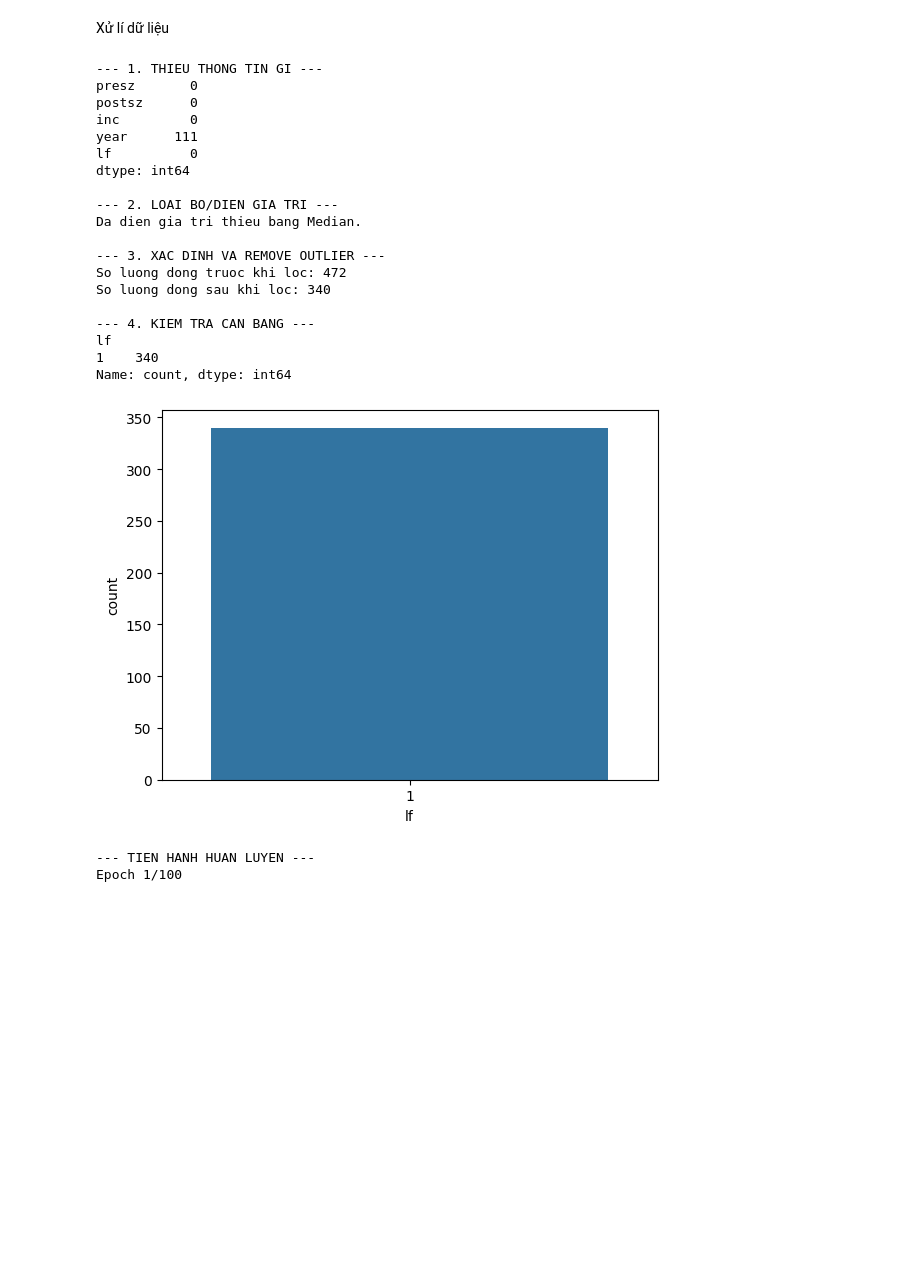
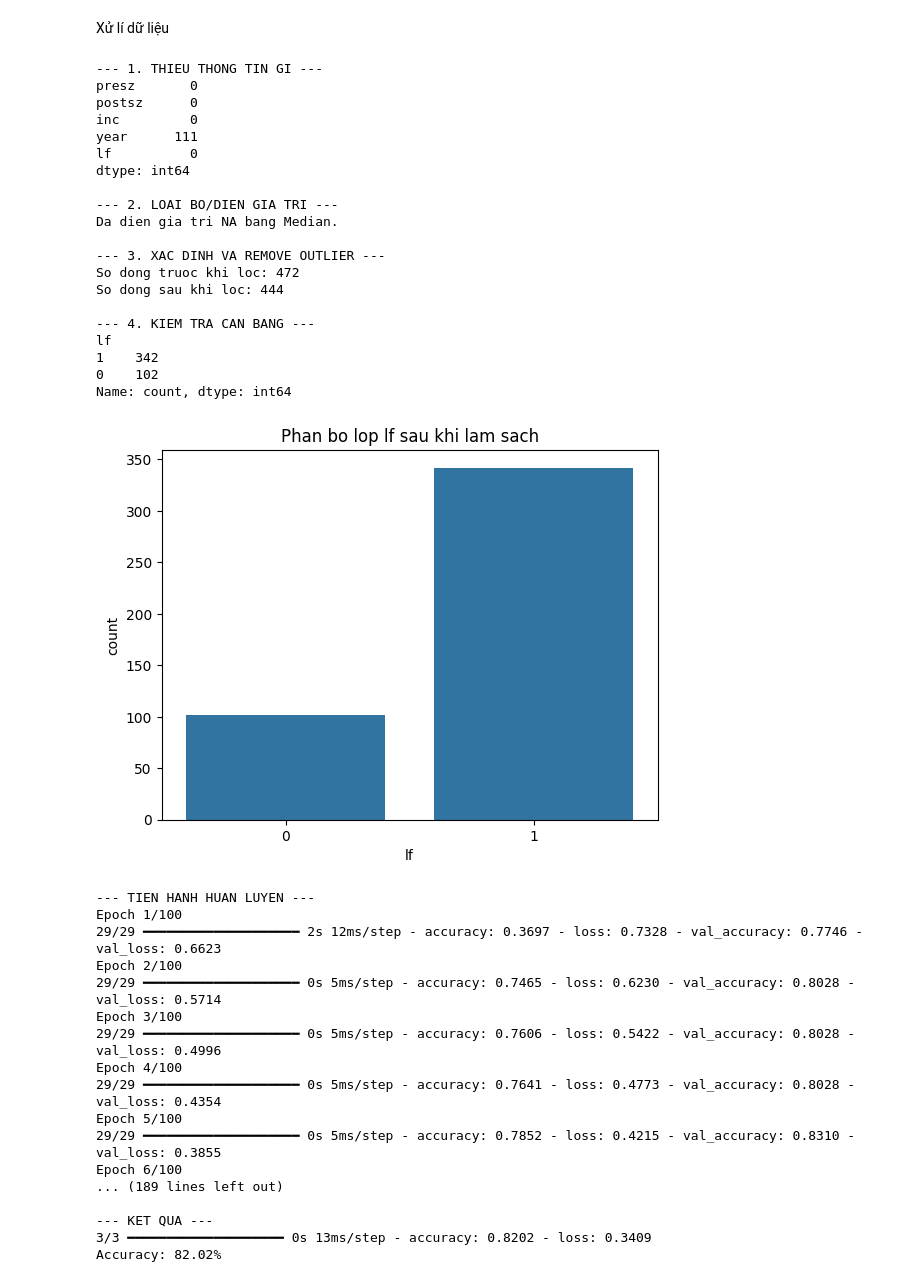
Before and after one commit to dytampn/TH_DeepLearning, a Jupyter notebook: TH_DeepLearning_Tuan1.ipynb, the cells around one changed output. Saved outputs shown, nothing was run; the diff lists cells and outputs as text; code cells hidden in the pictures; blank space fills up the shorter version.

```diff
--- a/TH_DeepLearning_Tuan1.ipynb
+++ b/TH_DeepLearning_Tuan1.ipynb
@@ -243,80 +243,105 @@ from sklearn.preprocessing import StandardScaler
 import matplotlib.pyplot as plt
 import seaborn as sns
 
-df = pd.read_csv('crabs.txt', sep='\s+')
+# Doc du lieu tu text
+from io import StringIO
+df = pd.read_csv('crabs.txt', sep=r'\s+')
 
 print("--- 1. THIEU THONG TIN GI ---")
 print(df.isnull().sum())
 
+# Dien gia tri thieu (Median) - chi dung cho cac cot so
+df['year'] = pd.to_numeric(df['year'], errors='coerce')
 df = df.fillna(df.median())
 print("\n--- 2. LOAI BO/DIEN GIA TRI ---")
-print("Da dien gia tri thieu bang Median.")
+print("Da dien gia tri NA bang Median.")
 
-Q1 = df.quantile(0.25)
-Q3 = df.quantile(0.75)
-IQR = Q3 - Q1
-df_clean = df[~((df < (Q1 - 1.5 * IQR)) | (df > (Q3 + 1.5 * IQR))).any(axis=1)]
+# 3. LOC OUTLIER NHUNG GIU LAI CAN BANG
+# Loc outlier tren tung lop de tranh xoa mat lop it (lop 1)
+def remove_outliers(df_in):
+    q1 = df_in.quantile(0.25)
+    q3 = df_in.quantile(0.75)
+    iqr = q3 - q1
+    return df_in[~((df_in < (q1 - 1.5 * iqr)) | (df_in > (q3 + 1.5 * iqr))).any(axis=1)]
+
+df_clean = df.groupby('lf', group_keys=False).apply(remove_outliers)
 
 print("\n--- 3. XAC DINH VA REMOVE OUTLIER ---")
-print(f"So luong dong truoc khi loc: {len(df)}")
-print(f"So luong dong sau khi loc: {len(df_clean)}")
+print(f"So dong truoc khi loc: {len(df)}")
+print(f"So dong sau khi loc: {len(df_clean)}")
 
 print("\n--- 4. KIEM TRA CAN BANG ---")
-print(df_clean['lf'].value_counts())
+count_lb = df_clean['lf'].value_counts()
+print(count_lb)
 sns.countplot(x='lf', data=df_clean)
+plt.title("Phan bo lop lf sau khi lam sach")
 plt.show()
 
+# Chuan bi du lieu huan luyen
 X = df_clean.drop(columns=['lf']).values
 y = df_clean['lf'].values
 
+# Stratify=y giup chia deu lop 0 va 1 vao tap Train/Test
 X_train, X_test, y_train, y_test = train_test_split(
-    X, y, test_size=0.2, random_state=42, stratify=y if len(np.unique(y)) > 1 else None
+    X, y, test_size=0.2, random_state=42, stratify=y
 )
 
 scaler = StandardScaler()
 X_train = scaler.fit_transform(X_train)
 X_test = scaler.transform(X_test)
 
+# Mo hinh Deep Learning
 model = tf.keras.Sequential([
-    tf.keras.layers.Dense(16, activation='relu', input_shape=(X_train.shape[1],)),
-    tf.keras.layers.Dense(8, activation='relu'),
+    tf.keras.Input(shape=(X_train.shape[1],)),
+    tf.keras.layers.Dense(32, activation='relu'),
+    tf.keras.layers.Dense(16, activation='relu'),
     tf.keras.layers.Dense(1, activation='sigmoid')
 ])
 
 model.compile(optimizer='adam', loss='binary_crossentropy', metrics=['accuracy'])
 
 print("\n--- TIEN HANH HUAN LUYEN ---")
-history = model.fit(X_train, y_train, epochs=100, batch_size=8, validation_split=0.2, verbose=1)
+history = model.fit(X_train, y_train, epochs=100, batch_size=10, validation_split=0.2, verbose=1)
 
-print("\n--- KET QUA CUOI CUNG ---")
+print("\n--- KET QUA ---")
 loss, accuracy = model.evaluate(X_test, y_test)
-print(f"Accuracy tren tap test: {accuracy*100:.2f}%")
-
-plt.plot(history.history['accuracy'], label='Train')
-plt.plot(history.history['val_accuracy'], label='Val')
-plt.title("Model Accuracy")
-plt.legend()
-plt.show()
+print(f"Accuracy: {accuracy*100:.2f}%")
 # %% [output]
 --- 1. THIEU THONG TIN GI ---
 presz       0
 postsz      0
 inc         0
 year      111
 lf          0
 dtype: int64
 
 --- 2. LOAI BO/DIEN GIA TRI ---
-Da dien gia tri thieu bang Median.
+Da dien gia tri NA bang Median.
 
 --- 3. XAC DINH VA REMOVE OUTLIER ---
-So luong dong truoc khi loc: 472
-So luong dong sau khi loc: 340
+So dong truoc khi loc: 472
+So dong sau khi loc: 444
 
 --- 4. KIEM TRA CAN BANG ---
 lf
-1    340
+1    342
+0    102
 Name: count, dtype: int64
-[figure, old version]
+[figure, new version]
 --- TIEN HANH HUAN LUYEN ---
 Epoch 1/100
+29/29 ━━━━━━━━━━━━━━━━━━━━ 2s 12ms/step - accuracy: 0.3697 - loss: 0.7328 - val_accuracy: 0.7746 - val_loss: 0.6623
+Epoch 2/100
+29/29 ━━━━━━━━━━━━━━━━━━━━ 0s 5ms/step - accuracy: 0.7465 - loss: 0.6230 - val_accuracy: 0.8028 - val_loss: 0.5714
+Epoch 3/100
+29/29 ━━━━━━━━━━━━━━━━━━━━ 0s 5ms/step - accuracy: 0.7606 - loss: 0.5422 - val_accuracy: 0.8028 - val_loss: 0.4996
+Epoch 4/100
+29/29 ━━━━━━━━━━━━━━━━━━━━ 0s 5ms/step - accuracy: 0.7641 - loss: 0.4773 - val_accuracy: 0.8028 - val_loss: 0.4354
+Epoch 5/100
+29/29 ━━━━━━━━━━━━━━━━━━━━ 0s 5ms/step - accuracy: 0.7852 - loss: 0.4215 - val_accuracy: 0.8310 - val_loss: 0.3855
+Epoch 6/100
+... (189 lines left out)
+
+--- KET QUA ---
+3/3 ━━━━━━━━━━━━━━━━━━━━ 0s 13ms/step - accuracy: 0.8202 - loss: 0.3409
+Accuracy: 82.02%
```
Also changed, not shown: parts of 1 cell of this notebook.
